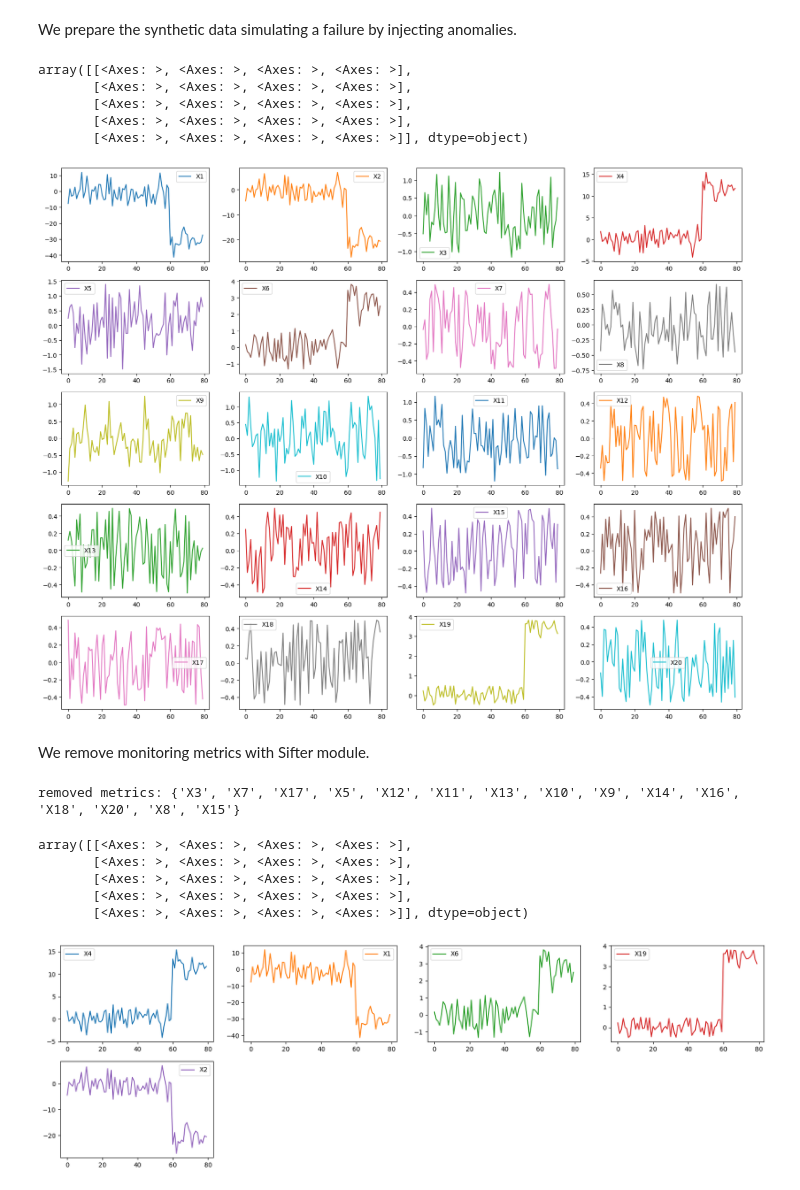
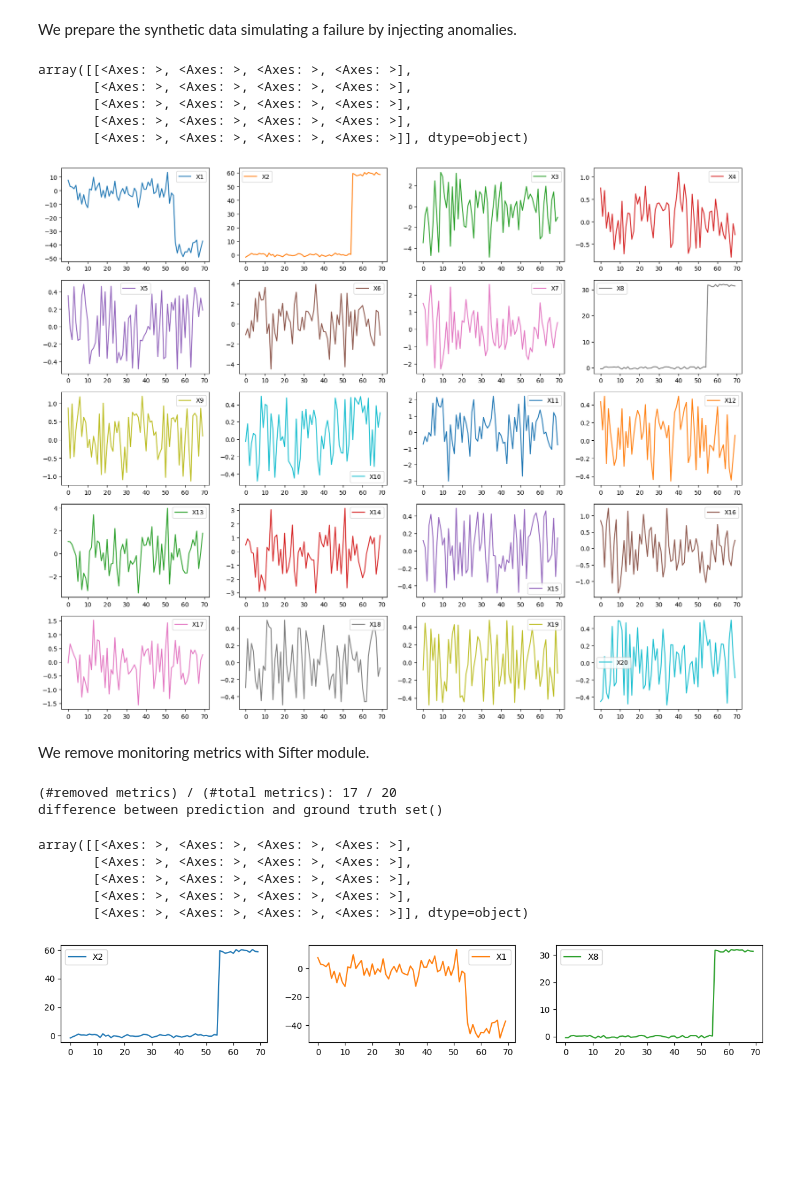
Before and after one commit to ai4sre/metricsifter, a Jupyter notebook: examples/feature_reduction.ipynb, the cells around one changed output. Drawn from its saved outputs; the diff is of its cells as text; code cells hidden in the pictures; blank space fills up the shorter version.

Commit message:
visualize time series in example

```diff
--- a/examples/feature_reduction.ipynb
+++ b/examples/feature_reduction.ipynb
@@ -12,7 +12,7 @@ import pandas as pd
 
 from tests.sample_gen.generator import generate_synthetic_data
 
-normal_data, abonormal_data, _, _, _ = generate_synthetic_data(num_node=20, num_edge=20, num_normal_samples=60, num_abnormal_samples=20, anomaly_type=0)
+normal_data, abonormal_data, _, _, anomalous_nodes = generate_synthetic_data(num_node=20, num_edge=20, num_normal_samples=55, num_abnormal_samples=15, anomaly_type=0)
 data = pd.concat([normal_data, abonormal_data], axis=0, ignore_index=True)
 # %%
 data.plot(subplots=True, figsize=(20, 16), kind='line', layout=(5, 4), sharex=False, sharey=False)
@@ -22,21 +22,24 @@ array([[<Axes: >, <Axes: >, <Axes: >, <Axes: >],
        [<Axes: >, <Axes: >, <Axes: >, <Axes: >],
        [<Axes: >, <Axes: >, <Axes: >, <Axes: >],
        [<Axes: >, <Axes: >, <Axes: >, <Axes: >]], dtype=object)
-[figure, old version]
+[figure, new version]
 # %% [markdown]
 We remove monitoring metrics with Sifter module.
 # %%
 from metricsifter.sifter import Sifter
 
-sifter = Sifter(n_jobs=-1)
+sifter = Sifter(penalty_adjust=2.0, n_jobs=1)
 siftered_data = sifter.run(data=data)
-print("removed metrics:", set(data.columns) - set(siftered_data.columns))
-siftered_data.plot(subplots=True, figsize=(20, 16), kind='line', layout=(5, 4), sharex=False, sharey=False)
+print("(#removed metrics) / (#total metrics):", len(set(data.columns) - set(siftered_data.columns)), "/", len(data.columns))
+print("difference between prediction and ground truth", set(siftered_data.columns) - anomalous_nodes)
+assert set(siftered_data.columns) - anomalous_nodes == set()
+siftered_data.plot(subplots=True, figsize=(20, 12), kind='line', layout=(5, 4), sharex=False, sharey=False)
 # %% [output]
-removed metrics: {'X3', 'X7', 'X17', 'X5', 'X12', 'X11', 'X13', 'X10', 'X9', 'X14', 'X16', 'X18', 'X20', 'X8', 'X15'}
+(#removed metrics) / (#total metrics): 17 / 20
+difference between prediction and ground truth set()
 array([[<Axes: >, <Axes: >, <Axes: >, <Axes: >],
        [<Axes: >, <Axes: >, <Axes: >, <Axes: >],
        [<Axes: >, <Axes: >, <Axes: >, <Axes: >],
        [<Axes: >, <Axes: >, <Axes: >, <Axes: >],
        [<Axes: >, <Axes: >, <Axes: >, <Axes: >]], dtype=object)
-[figure, old version]
+[figure, new version]
```
